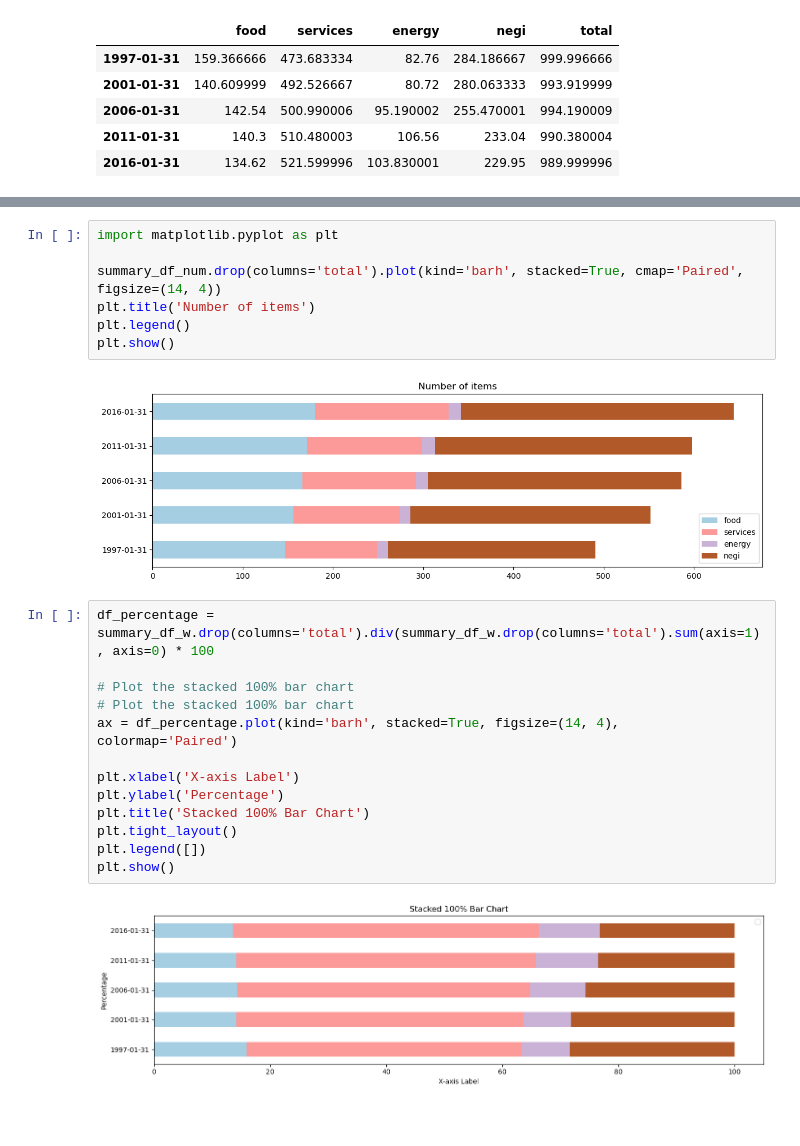
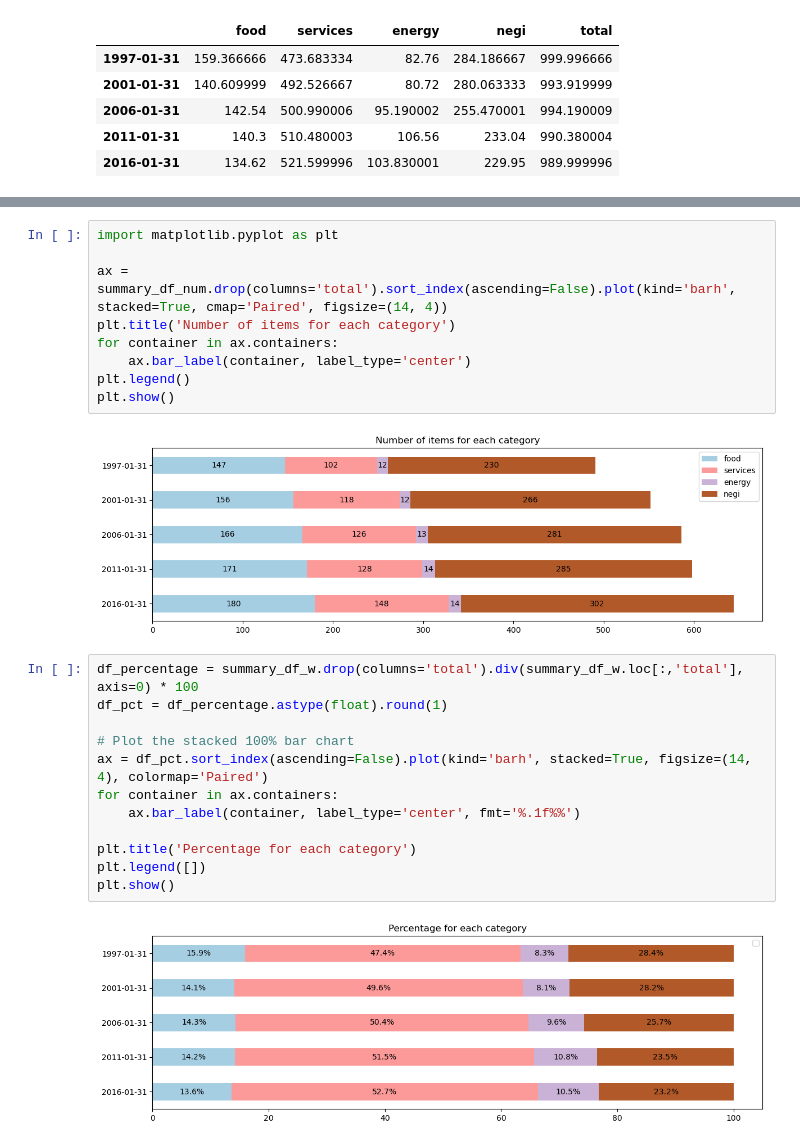
Before and after one commit to lamlam98765/thesis_code, a Jupyter notebook: main/2_Preprocess_HICP_all.ipynb, the cells around one changed output, grey strips where cells are left out. Saved outputs shown, nothing was run; the diff lists cells and outputs as text; blank space fills up the shorter version.

```diff
--- a/main/2_Preprocess_HICP_all.ipynb
+++ b/main/2_Preprocess_HICP_all.ipynb
@@ -349,24 +358,25 @@ summary_df_w
 # %%
 import matplotlib.pyplot as plt
 
-summary_df_num.drop(columns='total').plot(kind='barh', stacked=True, cmap='Paired', figsize=(14, 4))
-plt.title('Number of items')
+ax = summary_df_num.drop(columns='total').sort_index(ascending=False).plot(kind='barh', stacked=True, cmap='Paired', figsize=(14, 4))
+plt.title('Number of items for each category')
+for container in ax.containers:
+    ax.bar_label(container, label_type='center')
 plt.legend()
 plt.show()
 # %% [output]
-[figure, old version]
+[figure, new version]
 # %%
-df_percentage = summary_df_w.drop(columns='total').div(summary_df_w.drop(columns='total').sum(axis=1), axis=0) * 100
+df_percentage = summary_df_w.drop(columns='total').div(summary_df_w.loc[:,'total'], axis=0) * 100
+df_pct = df_percentage.astype(float).round(1)
 
 # Plot the stacked 100% bar chart
-# Plot the stacked 100% bar chart
-ax = df_percentage.plot(kind='barh', stacked=True, figsize=(14, 4), colormap='Paired')
+ax = df_pct.sort_index(ascending=False).plot(kind='barh', stacked=True, figsize=(14, 4), colormap='Paired')
+for container in ax.containers:
+    ax.bar_label(container, label_type='center', fmt='%.1f%%')
 
-plt.xlabel('X-axis Label')
-plt.ylabel('Percentage')
-plt.title('Stacked 100% Bar Chart')
-plt.tight_layout()
+plt.title('Percentage for each category')
 plt.legend([])
 plt.show()
 # %% [output]
-[figure, old version]
+[figure, new version]
```
Also changed, not shown: parts of 8 cells of this notebook, 10 other files.
